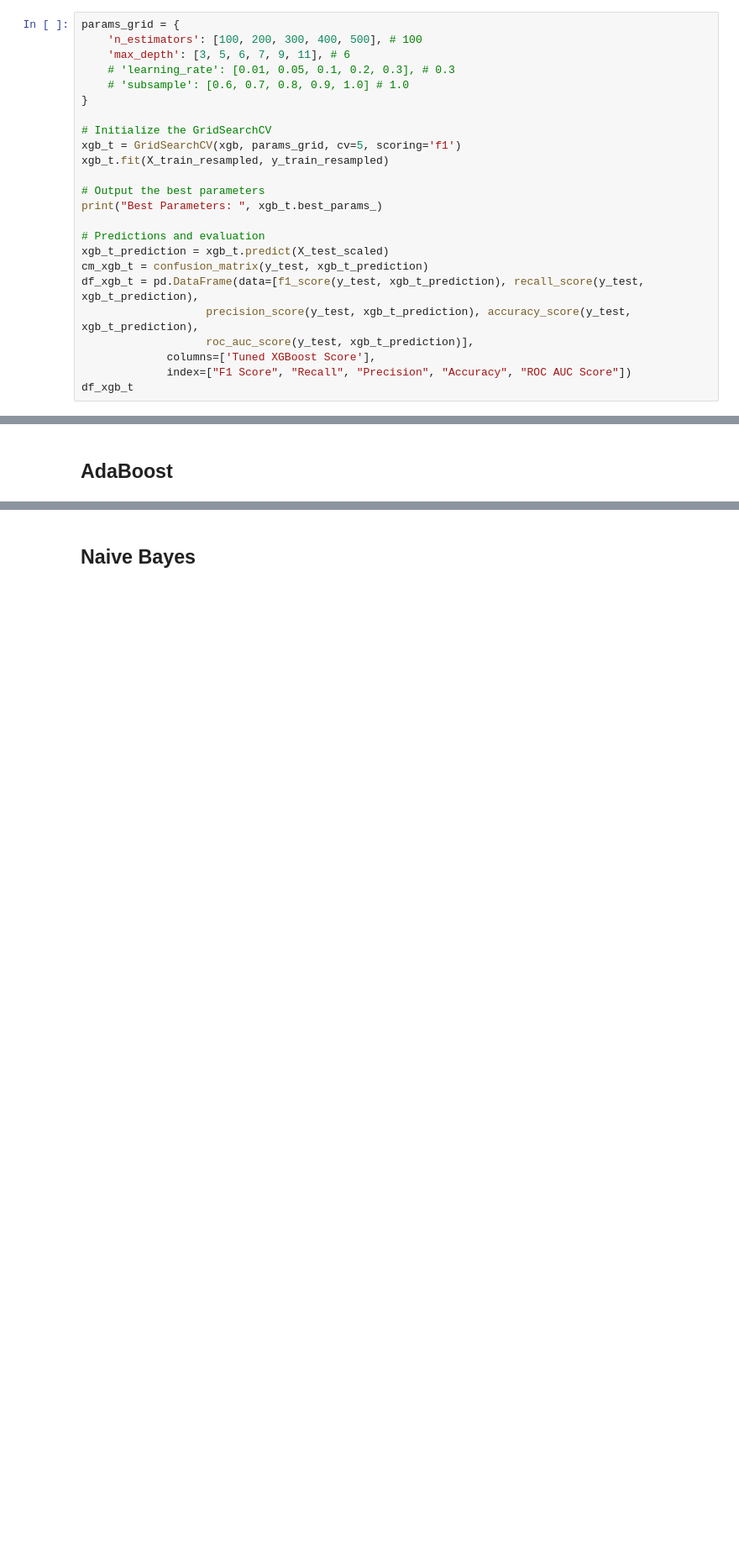
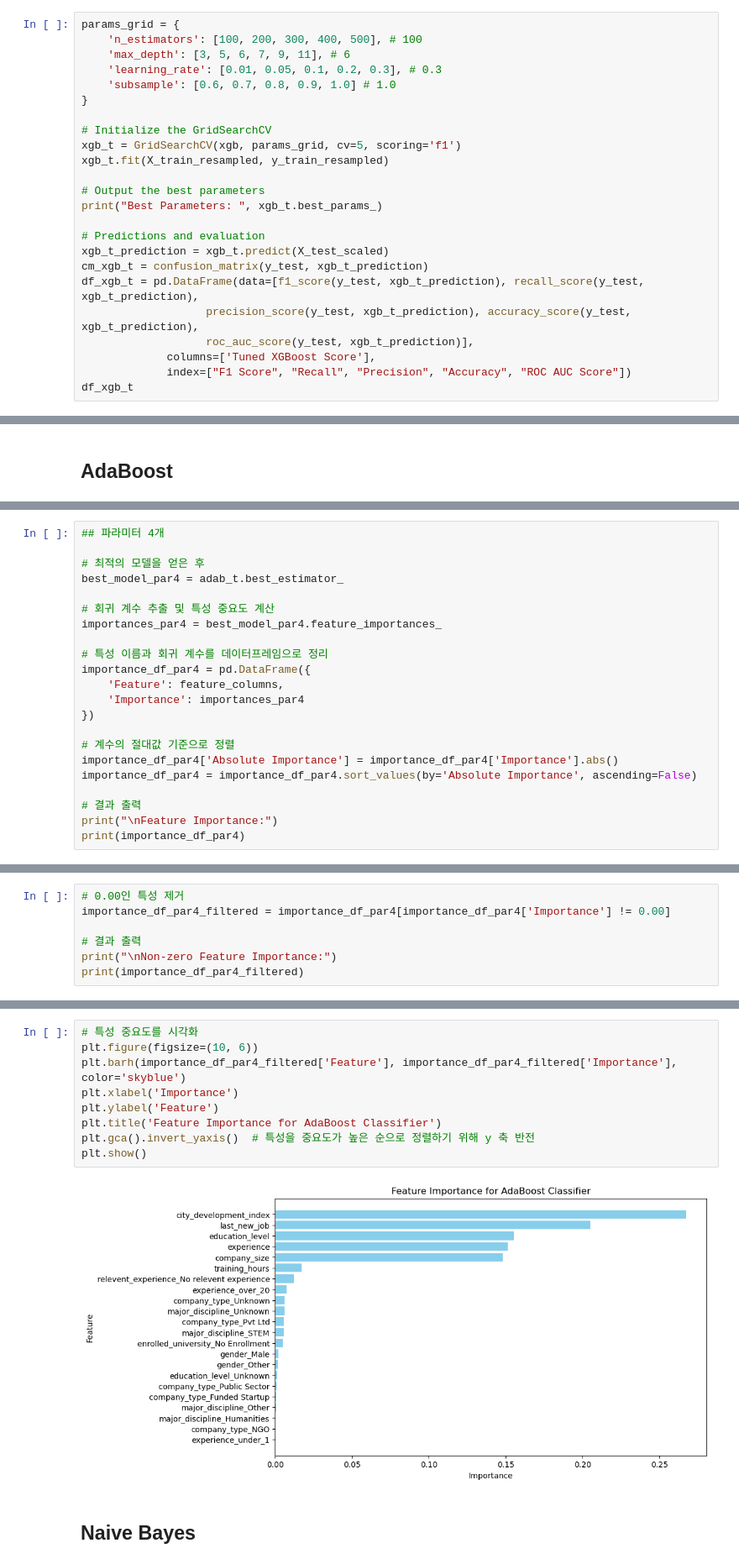
Before and after one commit to SNU-Fintech-6th/ML_project, a Jupyter notebook: HR_Analysis_modeling.ipynb, the cells around one changed output, grey strips where cells are left out. Shown at 84% size. Saved outputs shown, nothing was run; the diff lists cells and outputs as text; blank space fills up the shorter version.

```diff
--- a/HR_Analysis_model.ipynb
+++ b/HR_Analysis_modeling.ipynb
@@ -2166,8 +2378,8 @@ df_xgb
 params_grid = {
     'n_estimators': [100, 200, 300, 400, 500], # 100
     'max_depth': [3, 5, 6, 7, 9, 11], # 6
-    # 'learning_rate': [0.01, 0.05, 0.1, 0.2, 0.3], # 0.3
-    # 'subsample': [0.6, 0.7, 0.8, 0.9, 1.0] # 1.0
+    'learning_rate': [0.01, 0.05, 0.1, 0.2, 0.3], # 0.3
+    'subsample': [0.6, 0.7, 0.8, 0.9, 1.0] # 1.0
 }
 
 # Initialize the GridSearchCV
@@ -2226,0 +2541,22 @@ df_xgb_t
+# %%
+## 파라미터 4개
+
+# 최적의 모델을 얻은 후
+best_model_par4 = adab_t.best_estimator_
+
+# 회귀 계수 추출 및 특성 중요도 계산
+importances_par4 = best_model_par4.feature_importances_
+
+# 특성 이름과 회귀 계수를 데이터프레임으로 정리
+importance_df_par4 = pd.DataFrame({
+    'Feature': feature_columns,
+    'Importance': importances_par4
+})
+
+# 계수의 절대값 기준으로 정렬
+importance_df_par4['Absolute Importance'] = importance_df_par4['Importance'].abs()
+importance_df_par4 = importance_df_par4.sort_values(by='Absolute Importance', ascending=False)
+
+# 결과 출력
+print("\nFeature Importance:")
+print(importance_df_par4)
@@ -2226,0 +2581,7 @@ df_xgb_t
+# %%
+# 0.00인 특성 제거
+importance_df_par4_filtered = importance_df_par4[importance_df_par4['Importance'] != 0.00]
+
+# 결과 출력
+print("\nNon-zero Feature Importance:")
+print(importance_df_par4_filtered)
@@ -2227,2 +2606,13 @@ df_xgb_t
+# %%
+# 특성 중요도를 시각화
+plt.figure(figsize=(10, 6))
+plt.barh(importance_df_par4_filtered['Feature'], importance_df_par4_filtered['Importance'], color='skyblue')
+plt.xlabel('Importance')
+plt.ylabel('Feature')
+plt.title('Feature Importance for AdaBoost Classifier')
+plt.gca().invert_yaxis()  # 특성을 중요도가 높은 순으로 정렬하기 위해 y 축 반전
+plt.show()
+# %% [output]
+[figure, added]
 # %% [markdown]
 ## Naive Bayes
```
Also changed, not shown: parts of 58 cells of this notebook.
